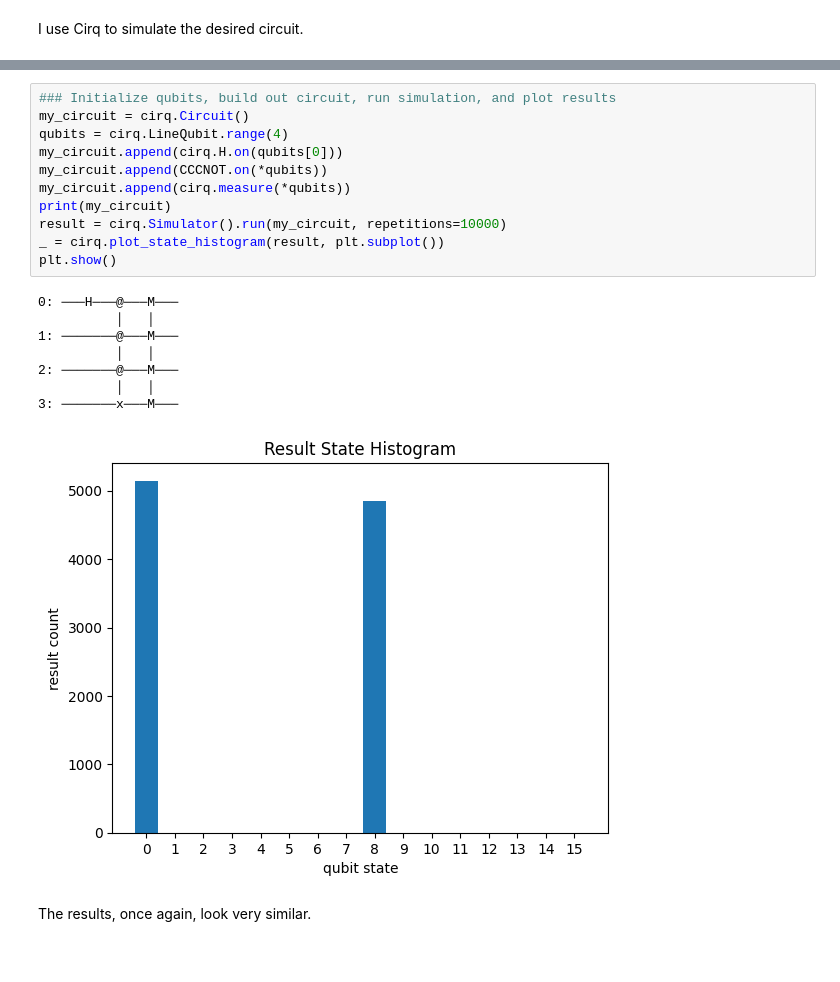
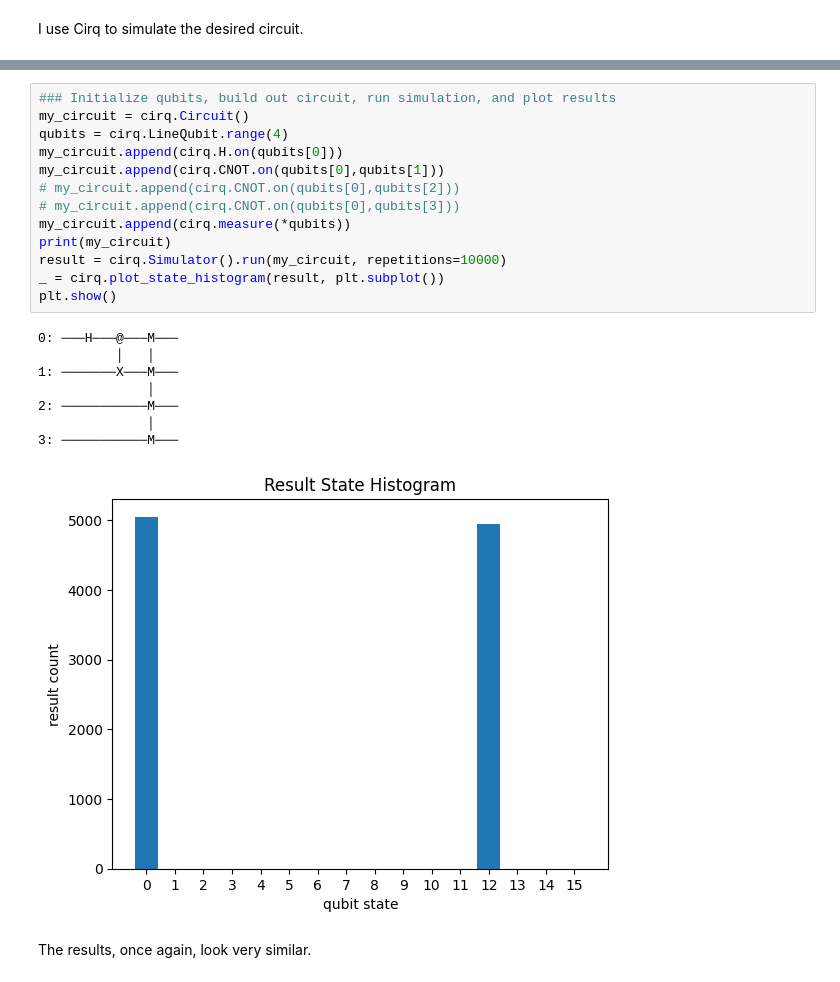
Before and after one commit to knownothingbozo/Quantum-Algorithms, a Jupyter notebook: HW01.ipynb, the cells around one changed output, grey strips where cells are left out. Drawn from its saved outputs; the diff is of its cells as text.

```diff
--- a/HW01.ipynb
+++ b/HW01.ipynb
@@ -192,22 +153,24 @@ CCCNOT = CCCNOT()
 # %%
 ### Initialize qubits, build out circuit, run simulation, and plot results
 my_circuit = cirq.Circuit()
 qubits = cirq.LineQubit.range(4)
 my_circuit.append(cirq.H.on(qubits[0]))
-my_circuit.append(CCCNOT.on(*qubits))
+my_circuit.append(cirq.CNOT.on(qubits[0],qubits[1]))
+# my_circuit.append(cirq.CNOT.on(qubits[0],qubits[2]))
+# my_circuit.append(cirq.CNOT.on(qubits[0],qubits[3]))
 my_circuit.append(cirq.measure(*qubits))
 print(my_circuit)
 result = cirq.Simulator().run(my_circuit, repetitions=10000)
 _ = cirq.plot_state_histogram(result, plt.subplot())
 plt.show()
 # %% [output]
 0: ───H───@───M───
           │   │
-1: ───────@───M───
-          │   │
-2: ───────@───M───
-          │   │
-3: ───────x───M───
+1: ───────X───M───
+              │
+2: ───────────M───
+              │
+3: ───────────M───
-[figure, old version]
+[figure, new version]
 # %% [markdown]
 The results, once again, look very similar.
```
Also changed, not shown: parts of 4 cells of this notebook.
